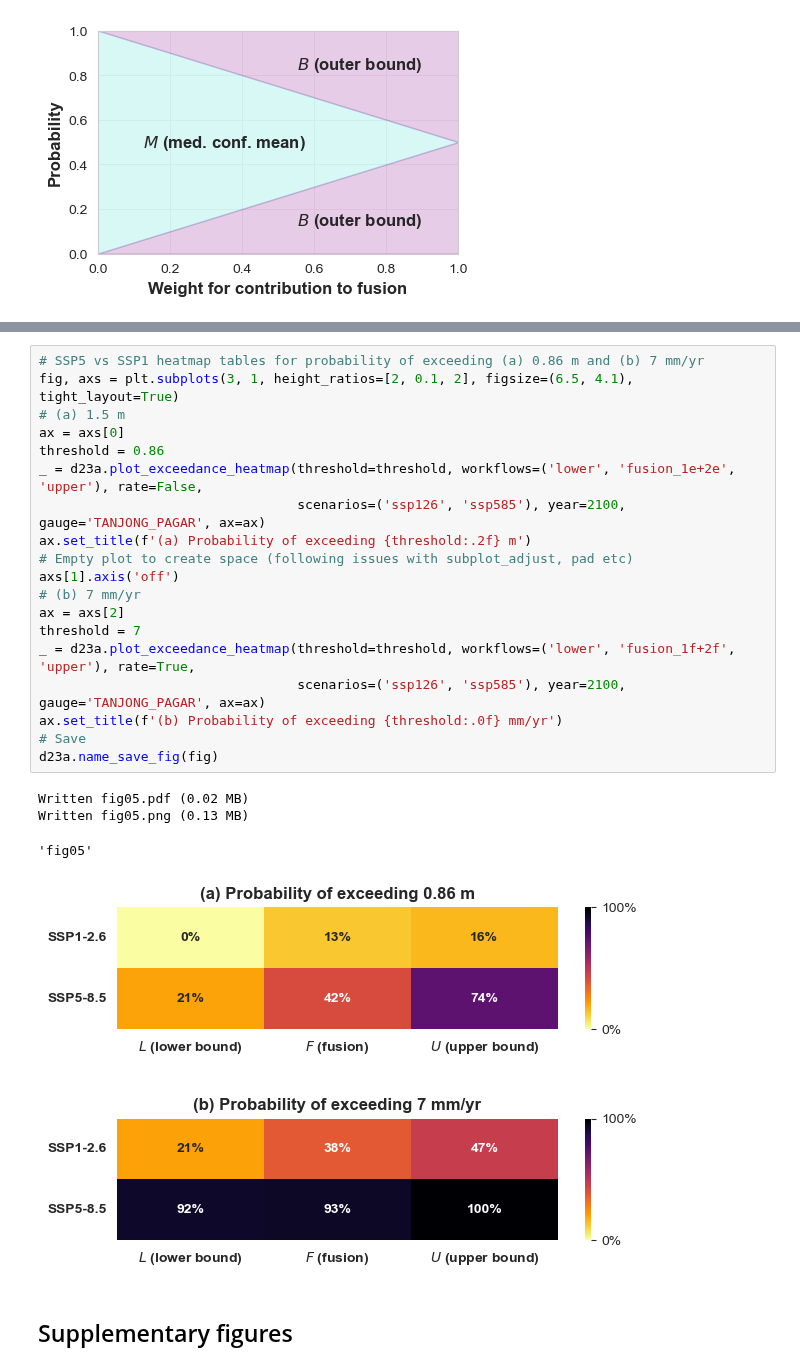
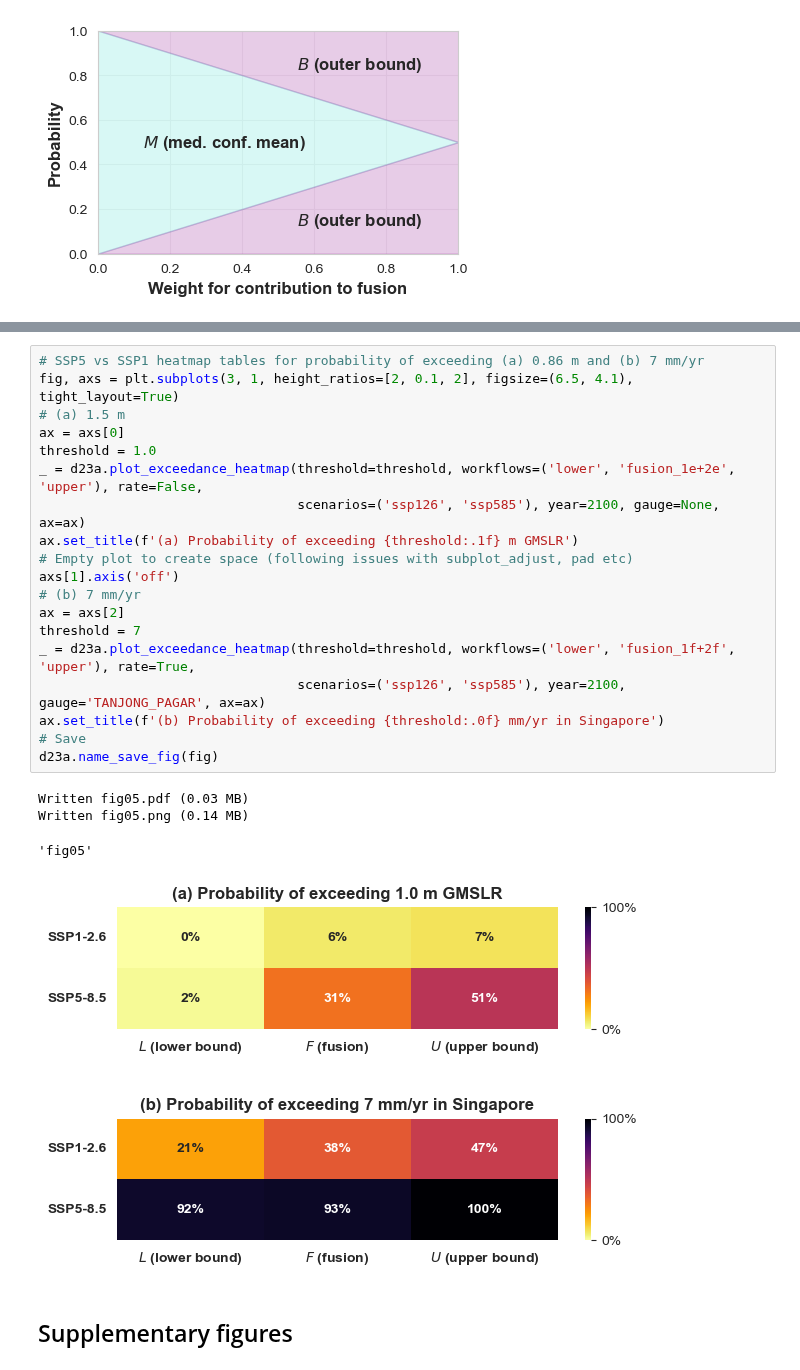
Before and after one commit to grandey/d23a-fusion, a Jupyter notebook: fusion_analysis_d23a.ipynb, the cells around one changed output, grey strips where cells are left out. Saved outputs shown, nothing was run; the diff lists cells and outputs as text.

Commit message:
fusion_analysis_d23a.ipynb: focus on global-mean sea-level rise (not RSLC at Tanjong Pagar).

```diff
--- a/fusion_analysis_d23a.ipynb
+++ b/fusion_analysis_d23a.ipynb
@@ -80,27 +80,27 @@ Written fig04.png (0.14 MB)
 # %%
 # SSP5 vs SSP1 heatmap tables for probability of exceeding (a) 0.86 m and (b) 7 mm/yr
 fig, axs = plt.subplots(3, 1, height_ratios=[2, 0.1, 2], figsize=(6.5, 4.1), tight_layout=True)
 # (a) 1.5 m
 ax = axs[0]
-threshold = 0.86
+threshold = 1.0
 _ = d23a.plot_exceedance_heatmap(threshold=threshold, workflows=('lower', 'fusion_1e+2e', 'upper'), rate=False,
-                                 scenarios=('ssp126', 'ssp585'), year=2100, gauge='TANJONG_PAGAR', ax=ax)
-ax.set_title(f'(a) Probability of exceeding {threshold:.2f} m')
+                                 scenarios=('ssp126', 'ssp585'), year=2100, gauge=None, ax=ax)
+ax.set_title(f'(a) Probability of exceeding {threshold:.1f} m GMSLR')
 # Empty plot to create space (following issues with subplot_adjust, pad etc)
 axs[1].axis('off')
 # (b) 7 mm/yr
 ax = axs[2]
 threshold = 7
 _ = d23a.plot_exceedance_heatmap(threshold=threshold, workflows=('lower', 'fusion_1f+2f', 'upper'), rate=True,
                                  scenarios=('ssp126', 'ssp585'), year=2100, gauge='TANJONG_PAGAR', ax=ax)
-ax.set_title(f'(b) Probability of exceeding {threshold:.0f} mm/yr')
+ax.set_title(f'(b) Probability of exceeding {threshold:.0f} mm/yr in Singapore')
 # Save
 d23a.name_save_fig(fig)
 # %% [output]
-Written fig05.pdf (0.02 MB)
-Written fig05.png (0.13 MB)
+Written fig05.pdf (0.03 MB)
+Written fig05.png (0.14 MB)
 'fig05'
-[figure, old version]
+[figure, new version]
 # %% [markdown]
 ## Supplementary figures
 # %%
```
Also changed, not shown: parts of 7 cells of this notebook, 9 other files.
